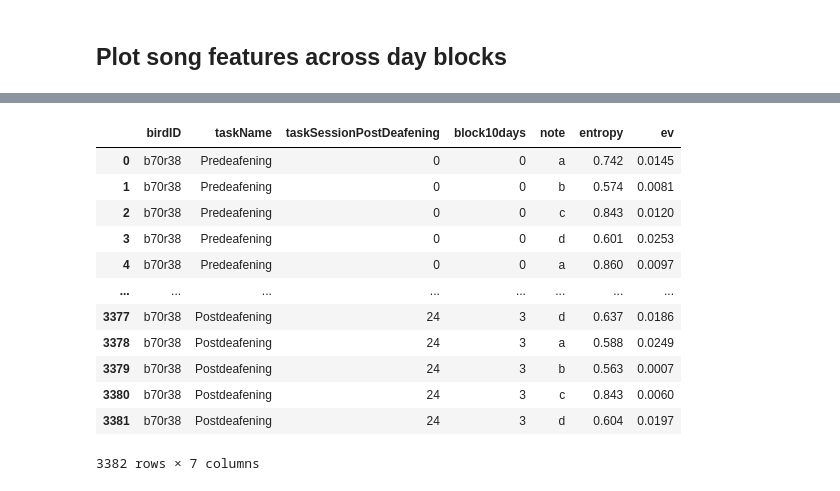
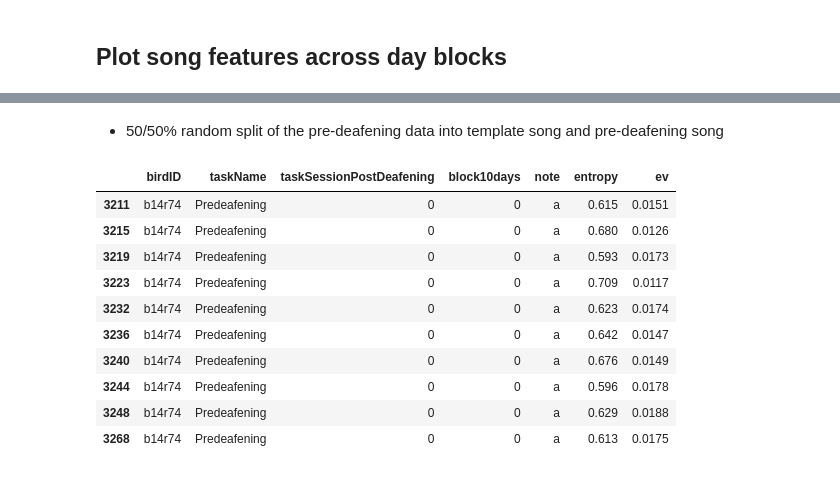
Before and after one commit to JaerongA/pyfinch, a Jupyter notebook: deafening/results/entropy.ipynb, the cells around one changed output, grey strips where cells are left out. Saved outputs shown, nothing was run; the diff lists cells and outputs as text; code cells hidden in the pictures.

```diff
--- a/deafening/results/entropy.ipynb
+++ b/deafening/results/entropy.ipynb
@@ -285,0 +284,4 @@ df = db.to_dataframe(query)
+# %%
+import pprint
+nb_note_pre = df_pre.groupby(['birdID', 'note'])['note'].count().to_dict()
+pprint.pprint(nb_note_pre)
@@ -286,16 +306,38 @@ df = db.to_dataframe(query)
+# %% [markdown]
+* 50/50% random split of the pre-deafening data into template song and pre-deafening song
 # %%
-df.loc[df['birdID'] == 'b70r38']
+def split_df(df_pre):
+    """
+    Randomly split the pre-song data
+    """
+    # bird_list = df_pre['birdID'].unique()
+    df_template = pd.DataFrame()  # will be used for template song for normalizing pre & post song
+    df_pre_data = pd.DataFrame() # pre-deafening song to be plotted (block 0)
+
+    for (bird, note), _ in nb_note_pre.items():
+        # if bird != 'b14r74':  continue
+        df_temp = df_pre.loc[(df_pre['birdID'] == bird) & (df_pre['note'] == note)]
+        # 50% split
+        df_temp1 = df_temp.sample(frac=0.5, random_state=1)
+        df_temp2 = df_temp.drop(df_temp1.index)
+        df_template = pd.concat([df_template, df_temp1], axis=0)  # used for normalization
+        df_pre_data = pd.concat([df_pre_data, df_temp2], axis=0)  # used for data plotting (block 0)
+
+    df_template = df_template.groupby(['birdID', 'note']).mean().reset_index() # averaged per bird and syllable
+    return df_template, df_pre_data
+
+df_template, df_pre_data = split_df(df_pre)
-# %% [output]
-|  | birdID | taskName | taskSessionPostDeafening | block10days | note | entropy | ev |
-| 0 | b70r38 | Predeafening | 0 | 0 | a | 0.742 | 0.0145 |
-| 1 | b70r38 | Predeafening | 0 | 0 | b | 0.574 | 0.0081 |
-| 2 | b70r38 | Predeafening | 0 | 0 | c | 0.843 | 0.0120 |
-| 3 | b70r38 | Predeafening | 0 | 0 | d | 0.601 | 0.0253 |
-| 4 | b70r38 | Predeafening | 0 | 0 | a | 0.860 | 0.0097 |
-| ... | ... | ... | ... | ... | ... | ... | ... |
-| 3377 | b70r38 | Postdeafening | 24 | 3 | d | 0.637 | 0.0186 |
-| 3378 | b70r38 | Postdeafening | 24 | 3 | a | 0.588 | 0.0249 |
-| 3379 | b70r38 | Postdeafening | 24 | 3 | b | 0.563 | 0.0007 |
-| 3380 | b70r38 | Postdeafening | 24 | 3 | c | 0.843 | 0.0060 |
-| 3381 | b70r38 | Postdeafening | 24 | 3 | d | 0.604 | 0.0197 |
-3382 rows × 7 columns
+# %%
+df_pre_data.head(10)
+# %% [output]
+|  | birdID | taskName | taskSessionPostDeafening | block10days | note | entropy | ev |
+| 3211 | b14r74 | Predeafening | 0 | 0 | a | 0.615 | 0.0151 |
+| 3215 | b14r74 | Predeafening | 0 | 0 | a | 0.680 | 0.0126 |
+| 3219 | b14r74 | Predeafening | 0 | 0 | a | 0.593 | 0.0173 |
+| 3223 | b14r74 | Predeafening | 0 | 0 | a | 0.709 | 0.0117 |
+| 3232 | b14r74 | Predeafening | 0 | 0 | a | 0.623 | 0.0174 |
+| 3236 | b14r74 | Predeafening | 0 | 0 | a | 0.642 | 0.0147 |
+| 3240 | b14r74 | Predeafening | 0 | 0 | a | 0.676 | 0.0149 |
+| 3244 | b14r74 | Predeafening | 0 | 0 | a | 0.596 | 0.0178 |
+| 3248 | b14r74 | Predeafening | 0 | 0 | a | 0.629 | 0.0188 |
+| 3268 | b14r74 | Predeafening | 0 | 0 | a | 0.613 | 0.0175 |
```
Also changed, not shown: parts of 11 cells of this notebook, 2 other files.
